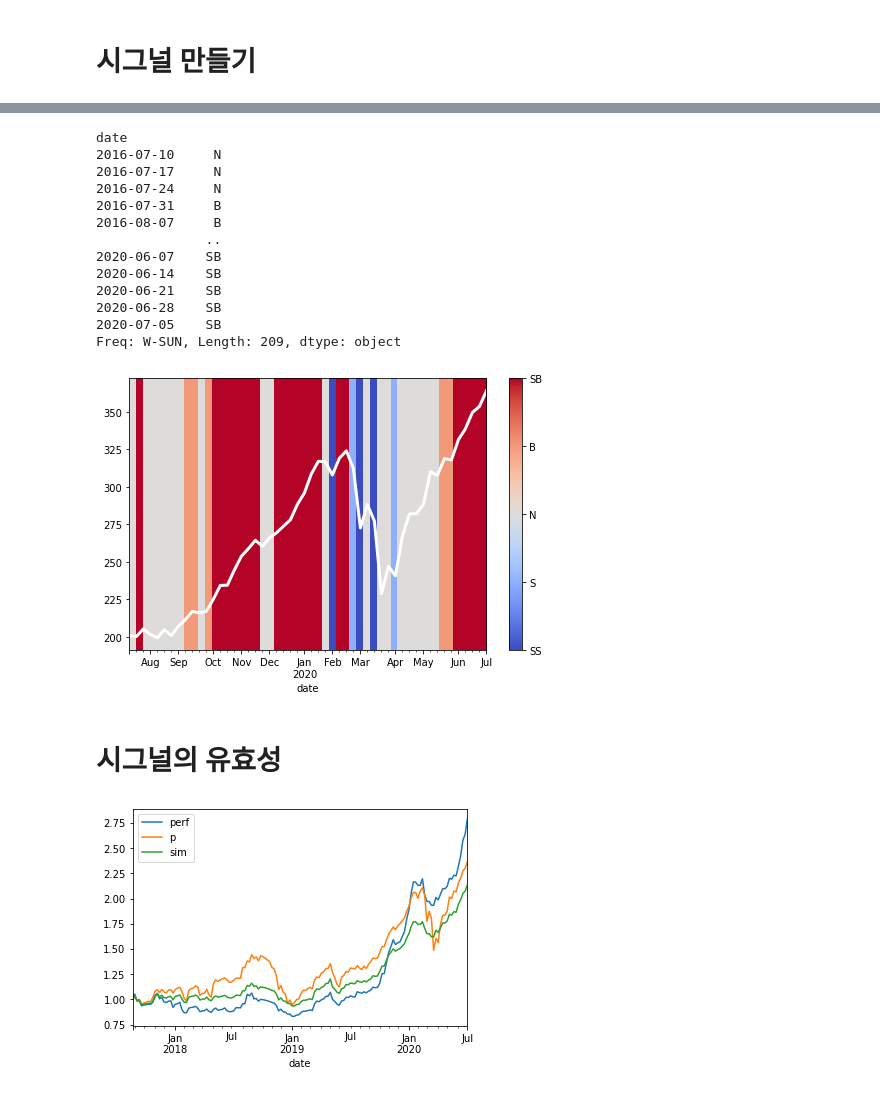
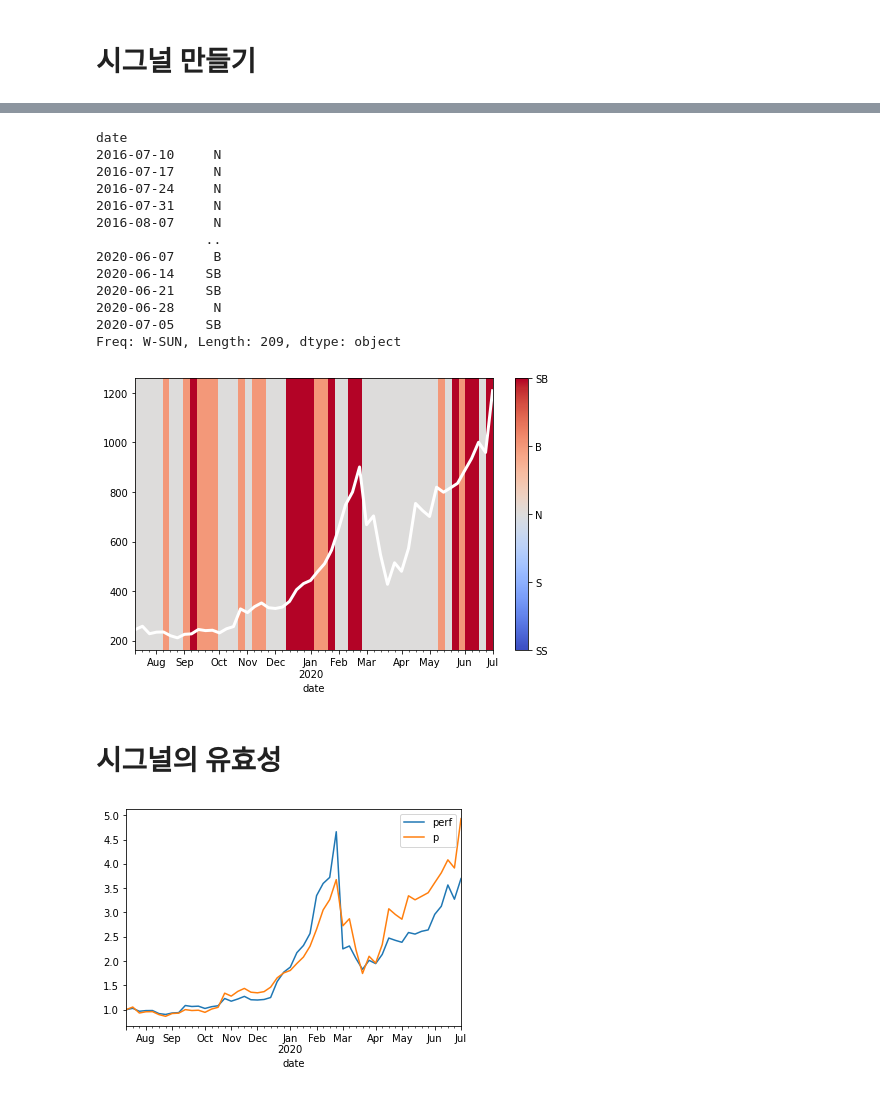
Before and after one commit to gem763/florence, a Jupyter notebook: google trend test 20200705.ipynb, the cells around one changed output, grey strips where cells are left out. Cells and saved outputs as stored; diff of their text form; code cells hidden in the pictures.

```diff
--- a/google trend test 20200705.ipynb
+++ b/google trend test 20200705.ipynb
@@ -219,6 +163,20 @@ date
 2020-07-05    SB
 Freq: W-SUN, Length: 150, dtype: object
 # %%
+def plot_perf(buysell, p, nback=52, strat={'SS':-1, 'S':-0.5, 'N':0, 'B':0.5, 'SB':1}):
+    perf = (buysell.shift(1).map(strat)*p.pct_change()).fillna(0)
+    perf = perf.iloc[-nback:]
+    perf.iloc[0] = 0
+    sim = simul(buysell, p, strat)
+    sim_nav = sim.wealth
+
+    df = pd.DataFrame()
+    df['perf'] = (perf + 1).cumprod()
+    df['p'] = (p.iloc[-nback:] / p.iloc[-nback])
+    df['simul'] = (sim_nav.iloc[-nback:] / sim_nav.iloc[-nback])
+    df.plot()
+    return df, sim
+
 def simul(buysell, p, strat):
     df = pd.DataFrame()
     df['buysell'] = buysell.map(strat)
@@ -268,8 +298,8 @@ nweeks = 52*5
 # %% [markdown]
 # 데이터 쿼리
 # %%
-gtrend = get_gtrend(['AAPL'], asof=asof, nweeks=nweeks)
-p = get_p('AAPL', gtrend)
+gtrend = get_gtrend(['TSLA'], asof=asof, nweeks=nweeks)
+p = get_p('TSLA', gtrend)
 # %% [output]
 [*********************100%***********************]  1 of 1 completed
 # %%
@@ -304,22 +334,22 @@ date
 2016-07-10     N
 2016-07-17     N
 2016-07-24     N
-2016-07-31     B
-2016-08-07     B
+2016-07-31     N
+2016-08-07     N
               ..
-2020-06-07    SB
+2020-06-07     B
 2020-06-14    SB
 2020-06-21    SB
-2020-06-28    SB
+2020-06-28     N
 2020-07-05    SB
 Freq: W-SUN, Length: 209, dtype: object
 # %%
 plot_buysell(buysell, p, nback=52)
 # %% [output]
-[figure, old version]
+[figure, new version]
 # %% [markdown]
 # 시그널의 유효성
 # %%
-plot_perf(buysell, p, nback=150, strat={'SS':0, 'S':0.25, 'N':0.5, 'B':1, 'SB':2})
+plot_perf(buysell, p, nback=52, strat={'SS':0, 'S':0.25, 'N':0.5, 'B':1, 'SB':2})
 # %% [output]
-[figure, old version]
+[figure, new version]
```
Also changed, not shown: parts of 9 cells of this notebook, 1 other file.
